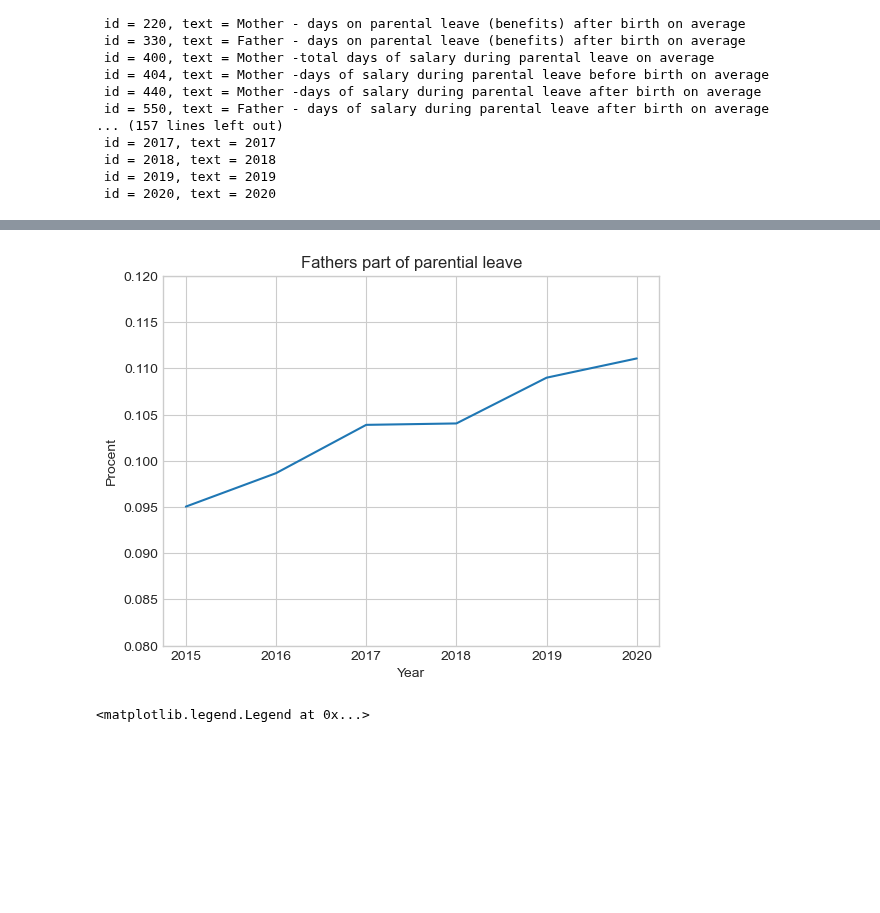
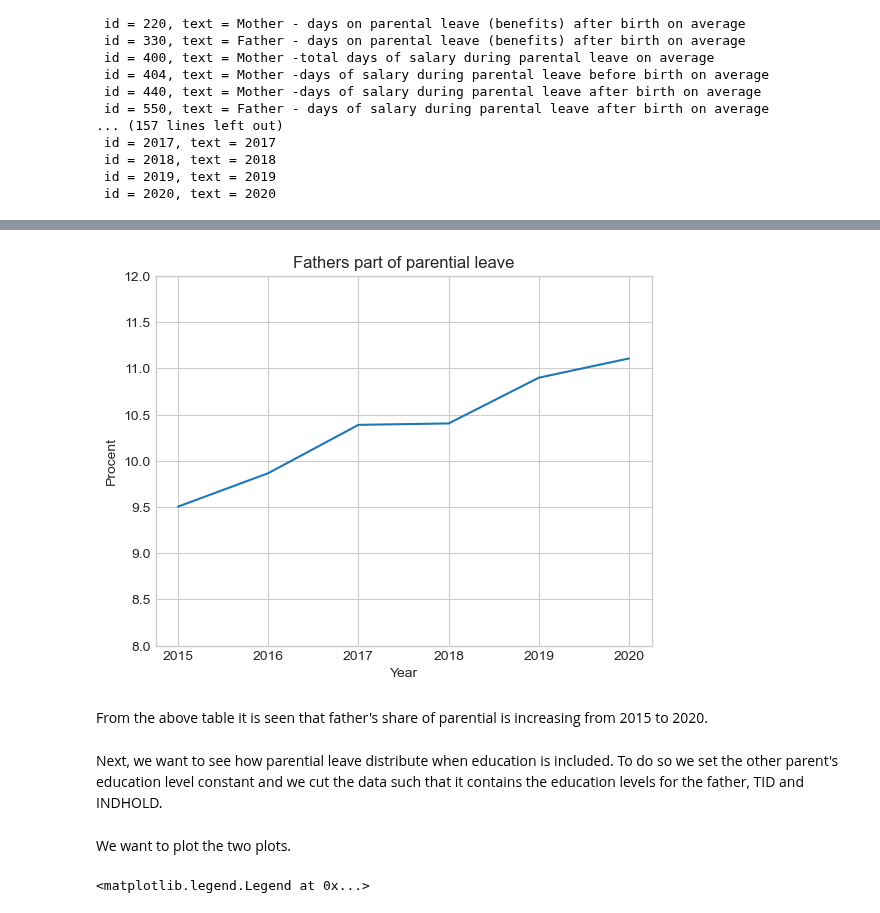
Before and after one commit to NumEconCopenhagen/projects-2023-cbjk, a Jupyter notebook: dataproject/dataproject.ipynb, the cells around one changed output, grey strips where cells are left out. Saved outputs shown, nothing was run; the diff lists cells and outputs as text; code cells hidden in the pictures; blank space fills up the shorter version.

```diff
--- a/dataproject/dataproject.ipynb
+++ b/dataproject/dataproject.ipynb
@@ -118,17 +185,28 @@ Text(0.5, 0, 'Year')
 # %%
+# a. Copy the dataframe 'Mother_all'
 Father_part = Mother_all.copy()
+# b. Left merge 'Father_part' and 'Father_all' on TID
 Father_part = pd.merge(Father_part, Father_all, how = 'left', on = 'TID')
+# c. Rename the columns
 Father_part.columns = ['TID', 'mother', 'father']
-Father_part['INDHOLD'] = Father_part['father']/(Father_part['father'] + Father_part['mother'])
+# d. Find the father's part
+Father_part['INDHOLD'] = Father_part['father']/(Father_part['father'] + Father_part['mother'])*100
 
+# e. Define figure and ax
 fig = plt.figure()
 ax = fig.add_subplot(1,1,1)
+# f. Plot father's part
 Father_part.plot(x = 'TID', y = 'INDHOLD', ax=ax)
+# g. Set title, label, y-axis limits and removes the legend
 ax.set_title('Fathers part of parential leave')
 ax.set_ylabel('Procent')
 ax.set_xlabel('Year')
-ax.set_ylim(0.08, 0.12)
+ax.set_ylim(8, 12)
 ax.legend().remove()
 # %% [output]
-[figure, old version]
+[figure, new version]
+# %% [markdown]
+From the above table it is seen that father's share of parential is increasing from 2015 to 2020.
+# %% [markdown]
+Next, we want to see how parential leave distribute when education is included. To do so we set the other parent's education level constant and we cut the data such that it contains the education levels for the father, TID and INDHOLD.
 # %%
@@ -148 +232,3 @@ Mother_educ = Mother_educ[['MORUD', 'TID', 'INDHOLD']]
+# %% [markdown]
+We want to plot the two plots.
 # %%
```
Also changed, not shown: parts of 20 cells of this notebook.
